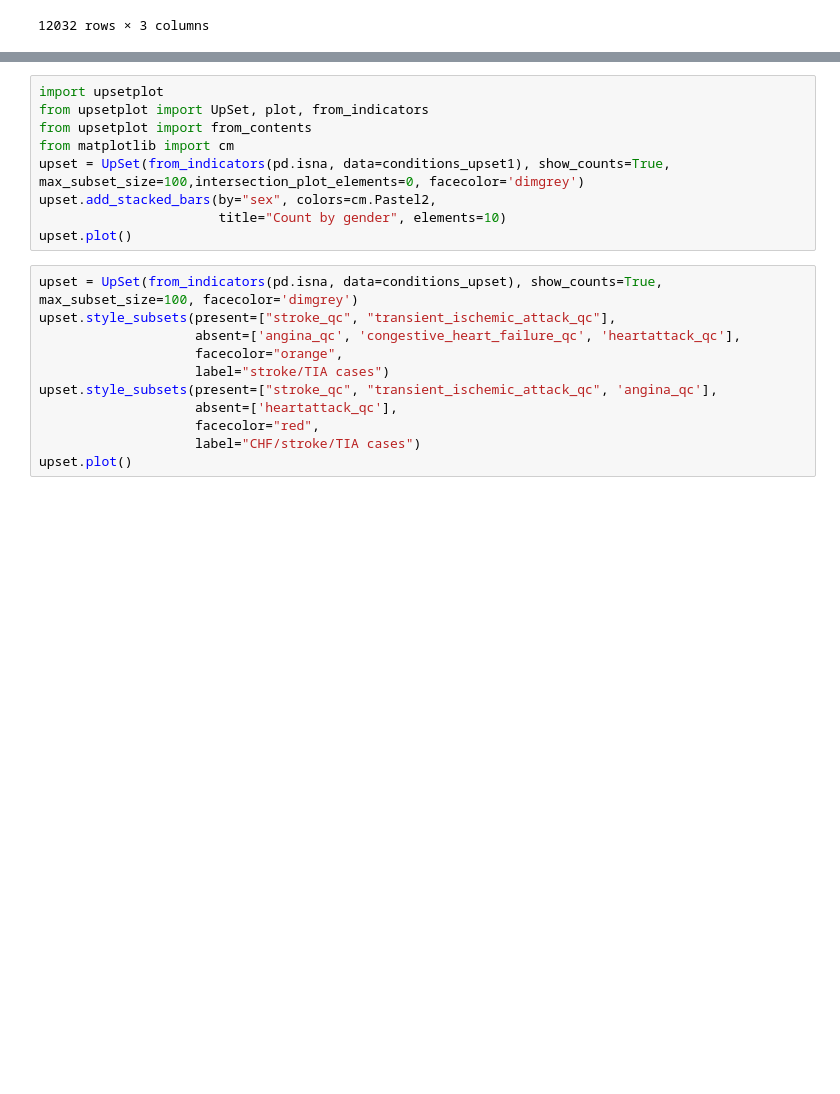
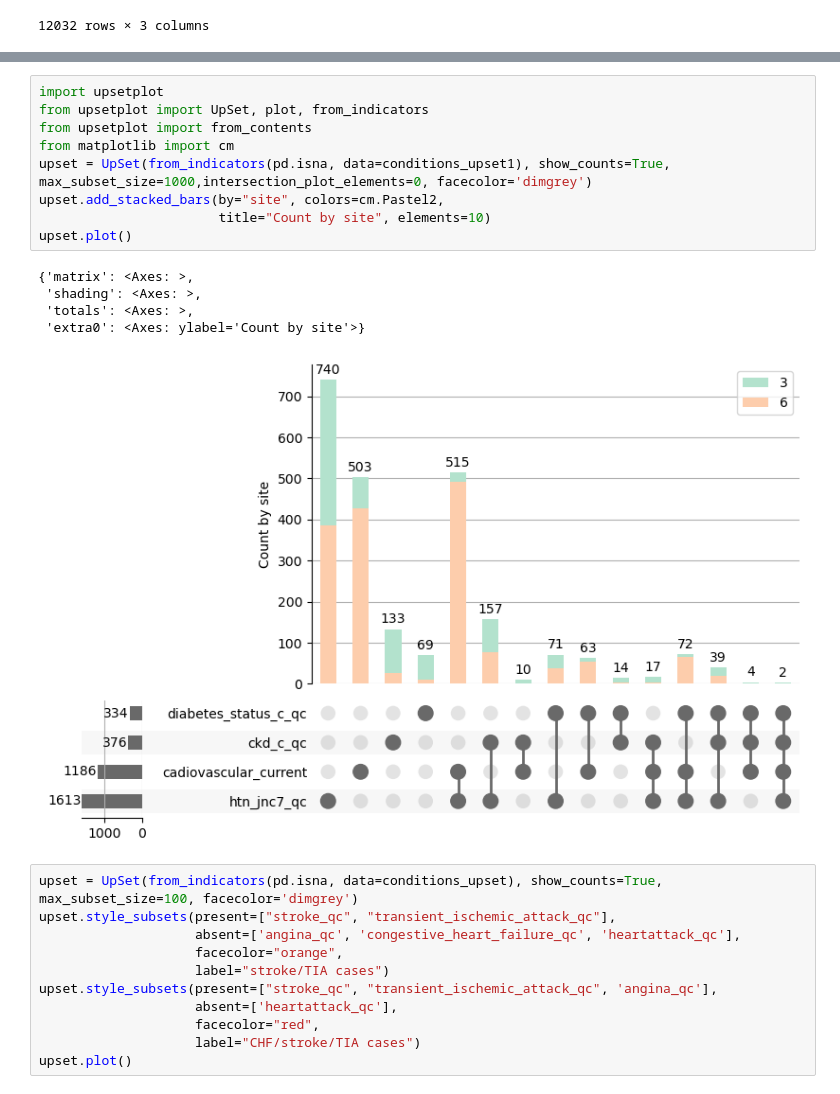
Before and after one commit to kayvinsoo7/AWI_GEN_PROJECT, a Jupyter notebook: Business/michele.ipynb, the cells around one changed output, grey strips where cells are left out. Saved outputs shown, nothing was run; the diff lists cells and outputs as text; blank space fills up the shorter version.

```diff
--- a/Business/michele.ipynb
+++ b/Business/michele.ipynb
@@ -267,12 +266,18 @@ conditions_upset1 = pd.concat([conditions_upset, sex], axis=1)
 # %%
 import upsetplot
 from upsetplot import UpSet, plot, from_indicators
 from upsetplot import from_contents
 from matplotlib import cm
-upset = UpSet(from_indicators(pd.isna, data=conditions_upset1), show_counts=True, max_subset_size=100,intersection_plot_elements=0, facecolor='dimgrey')
-upset.add_stacked_bars(by="sex", colors=cm.Pastel2,
-                       title="Count by gender", elements=10)
+upset = UpSet(from_indicators(pd.isna, data=conditions_upset1), show_counts=True, max_subset_size=1000,intersection_plot_elements=0, facecolor='dimgrey')
+upset.add_stacked_bars(by="site", colors=cm.Pastel2,
+                       title="Count by site", elements=10)
 upset.plot()
+# %% [output]
+{'matrix': <Axes: >,
+ 'shading': <Axes: >,
+ 'totals': <Axes: >,
+ 'extra0': <Axes: ylabel='Count by site'>}
+[figure, added]
 # %%
 upset = UpSet(from_indicators(pd.isna, data=conditions_upset), show_counts=True, max_subset_size=100, facecolor='dimgrey')
 upset.style_subsets(present=["stroke_qc", "transient_ischemic_attack_qc"],
```
Also changed, not shown: parts of 3 cells of this notebook.
